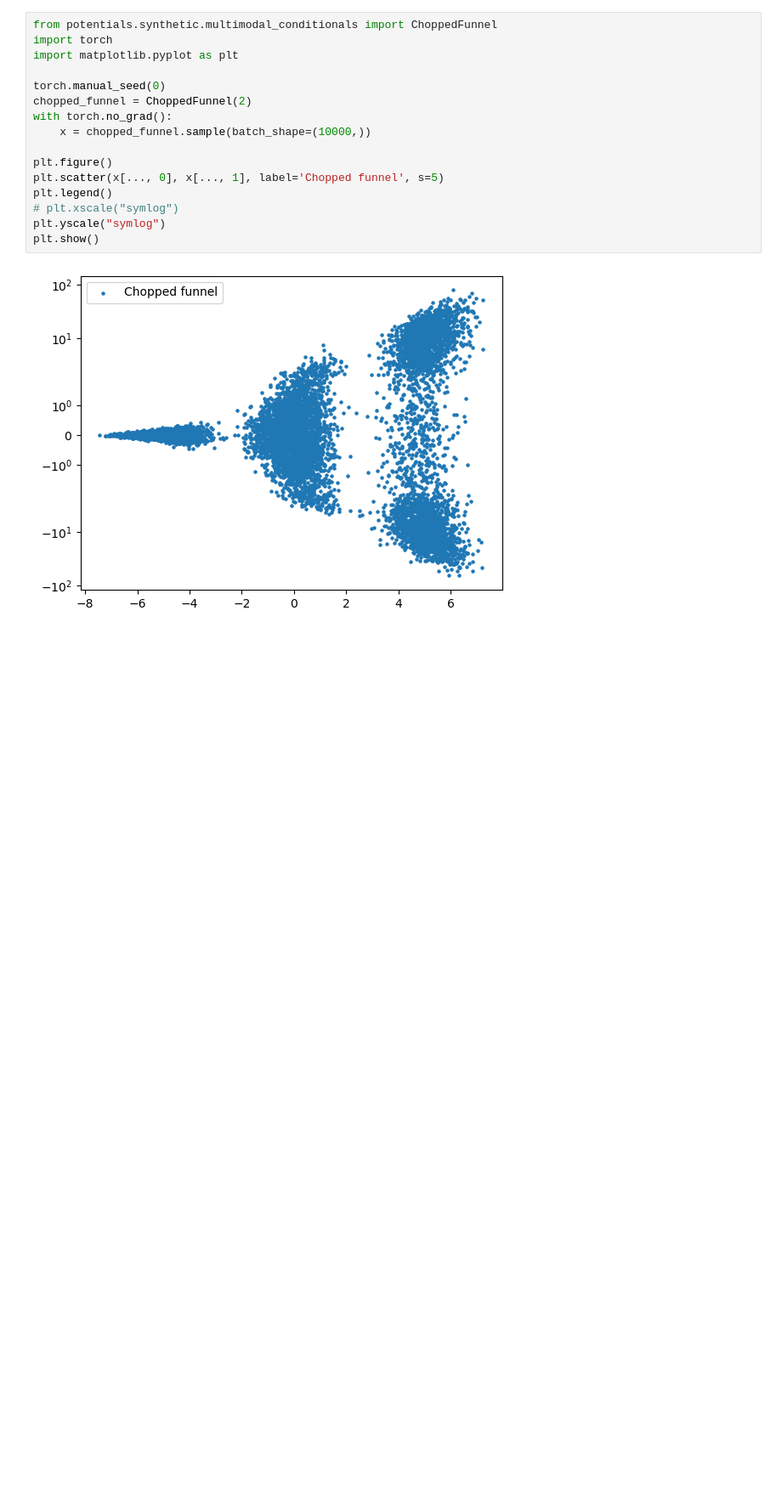
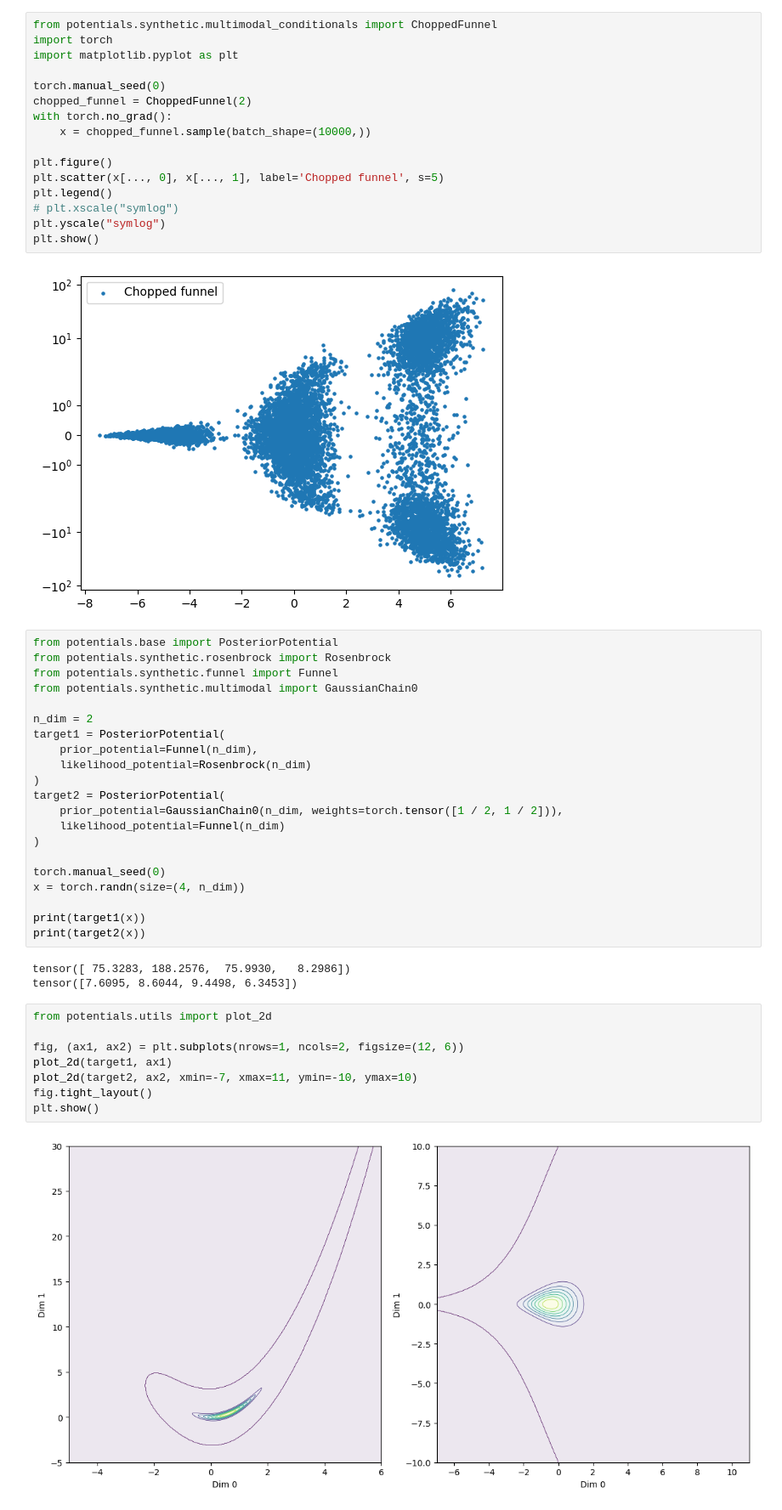
Before and after one commit to davidnabergoj/potentials, a Jupyter notebook: visual_checks/synthetic_multimodal_conditional_potentials.ipynb, the cells around one changed output. Shown: that part at 85% size. Saved outputs shown, nothing was run; the diff lists cells and outputs as text; blank space fills up the shorter version.

```diff
--- a/visual_checks/synthetic_multimodal_conditional_potentials.ipynb
+++ b/visual_checks/synthetic_multimodal_conditional_potentials.ipynb
@@ -16,3 +16,37 @@ plt.yscale("symlog")
 plt.show()
 # %% [output]
 [figure]
+# %%
+from potentials.base import PosteriorPotential
+from potentials.synthetic.rosenbrock import Rosenbrock
+from potentials.synthetic.funnel import Funnel
+from potentials.synthetic.multimodal import GaussianChain0
+
+n_dim = 2
+target1 = PosteriorPotential(
+    prior_potential=Funnel(n_dim),
+    likelihood_potential=Rosenbrock(n_dim)
+)
+target2 = PosteriorPotential(
+    prior_potential=GaussianChain0(n_dim, weights=torch.tensor([1 / 2, 1 / 2])),
+    likelihood_potential=Funnel(n_dim)
+)
+
+torch.manual_seed(0)
+x = torch.randn(size=(4, n_dim))
+
+print(target1(x))
+print(target2(x))
+# %% [output]
+tensor([ 75.3283, 188.2576,  75.9930,   8.2986])
+tensor([7.6095, 8.6044, 9.4498, 6.3453])
+# %%
+from potentials.utils import plot_2d
+
+fig, (ax1, ax2) = plt.subplots(nrows=1, ncols=2, figsize=(12, 6))
+plot_2d(target1, ax1)
+plot_2d(target2, ax2, xmin=-7, xmax=11, ymin=-10, ymax=10)
+fig.tight_layout()
+plt.show()
+# %% [output]
+[figure, added]
```
